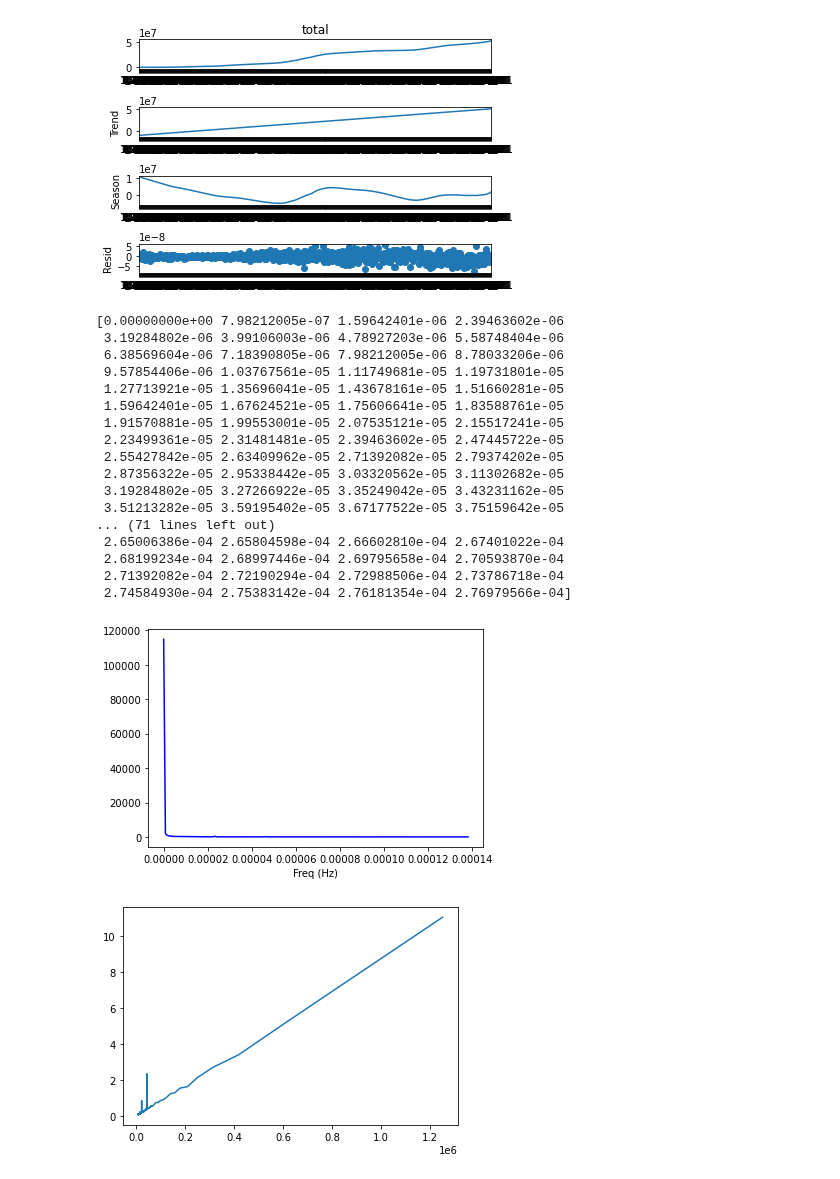
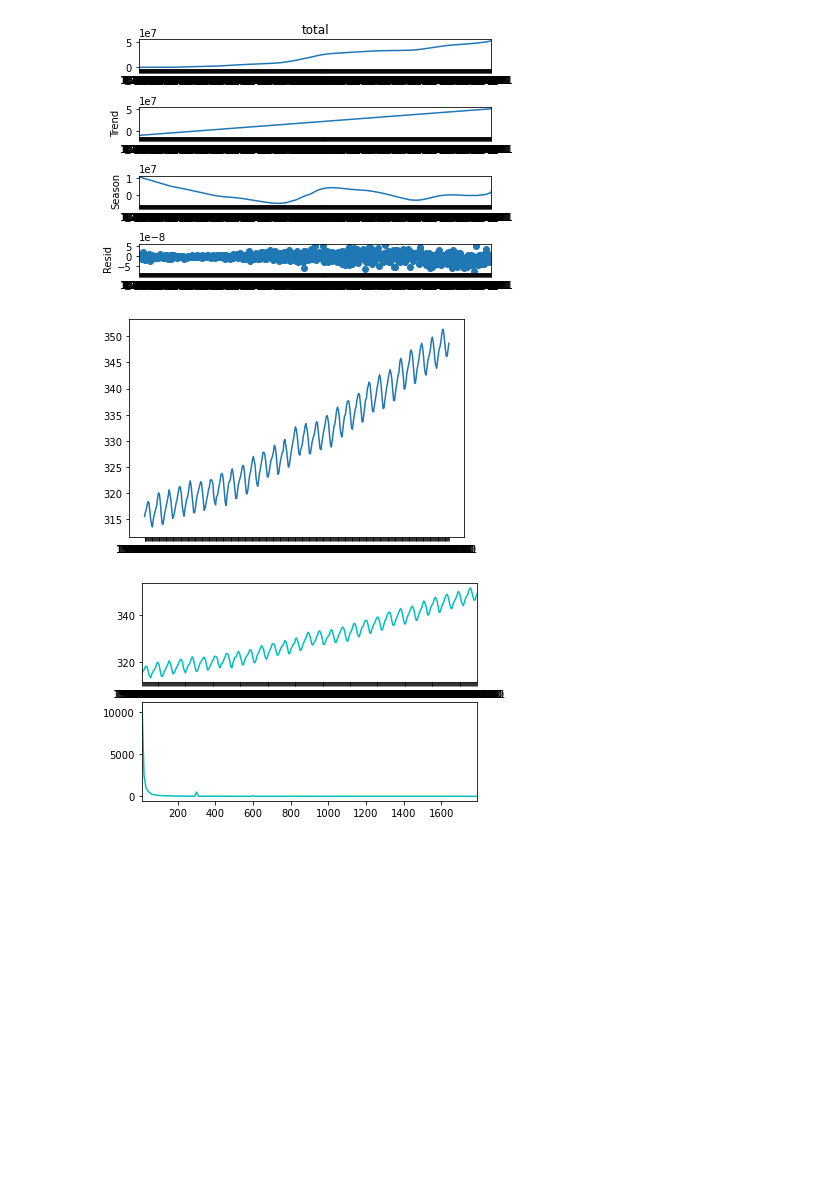
Before and after one commit to thodson-usgs/stf-decomposition, a Jupyter notebook: notebooks/00_getting_started.ipynb, the cells around one changed output. Saved outputs shown, nothing was run; the diff lists cells and outputs as text; code cells hidden in the pictures; blank space fills up the shorter version.

Commit message:
Compute FFT for co2 data

```diff
--- a/notebooks/00_getting_started.ipynb
+++ b/notebooks/00_getting_started.ipynb
@@ -63,47 +63,33 @@ res = stl.fit()
 fig = res.plot()
 # %% [output]
 [figure]
-# %%
-# Trying out fft on co2 data
-from numpy.fft import fft, ifft
-X = fft(co2)
-N = len(X)
-n = np.arange(N)
-
-sr = 1 / (60*60)
-T = N / sr
-freq = n/T
-print(freq)
-n_oneside = int(N/2)
-
-f_oneside = freq[:n_oneside]
-
-plt.plot(f_oneside, np.abs(X[:n_oneside]), 'b')
-plt.xlabel('Freq (Hz)')
-plt.show()
-
-
-t_h = 1 / f_oneside
-
-plt.plot(t_h, np.abs(X[:n_oneside] / n_oneside))
-plt.show()
-# %% [output]
-[0.00000000e+00 7.98212005e-07 1.59642401e-06 2.39463602e-06
- 3.19284802e-06 3.99106003e-06 4.78927203e-06 5.58748404e-06
- 6.38569604e-06 7.18390805e-06 7.98212005e-06 8.78033206e-06
- 9.57854406e-06 1.03767561e-05 1.11749681e-05 1.19731801e-05
- 1.27713921e-05 1.35696041e-05 1.43678161e-05 1.51660281e-05
- 1.59642401e-05 1.67624521e-05 1.75606641e-05 1.83588761e-05
- 1.91570881e-05 1.99553001e-05 2.07535121e-05 2.15517241e-05
- 2.23499361e-05 2.31481481e-05 2.39463602e-05 2.47445722e-05
- 2.55427842e-05 2.63409962e-05 2.71392082e-05 2.79374202e-05
- 2.87356322e-05 2.95338442e-05 3.03320562e-05 3.11302682e-05
- 3.19284802e-05 3.27266922e-05 3.35249042e-05 3.43231162e-05
- 3.51213282e-05 3.59195402e-05 3.67177522e-05 3.75159642e-05
-... (71 lines left out)
- 2.65006386e-04 2.65804598e-04 2.66602810e-04 2.67401022e-04
- 2.68199234e-04 2.68997446e-04 2.69795658e-04 2.70593870e-04
- 2.71392082e-04 2.72190294e-04 2.72988506e-04 2.73786718e-04
- 2.74584930e-04 2.75383142e-04 2.76181354e-04 2.76979566e-04]
-[figure, removed]
-[figure, removed]
+# %%
+# Tring fft on co2 data
+co2 = pd.read_csv("../data/co2.csv")
+dt = 1 / (60*60)
+t = np.array(co2["date"])
+f = np.array(co2["CO2"])
+plt.plot(t, f)
+
+n = len(t)
+#Compute FFT
+fhat = np.fft.fft(f, n)
+# Power Spectrum
+PSD = fhat * np.conj(fhat) / n
+# X axis of freqs
+freq = (1 / (dt*n)) * np.arange(n)
+# Plotting first half
+L = np.arange(1, np.floor(n/2), dtype = 'int')
+
+fig, axes = plt.subplots(2, 1)
+
+plt.sca(axes[0])
+plt.plot(t, f, color = 'c', LineWidth = 1.5)
+plt.xlim(t[0], t[-1])
+plt.sca(axes[1])
+plt.plot(freq[L], PSD[L], color = 'c', )
+plt.xlim(freq[L[0]], freq[L[-1]])
+plt.show()
+# %% [output]
+[figure, added]
+[figure, added]
```
Also changed, not shown: parts of 1 cell of this notebook.
